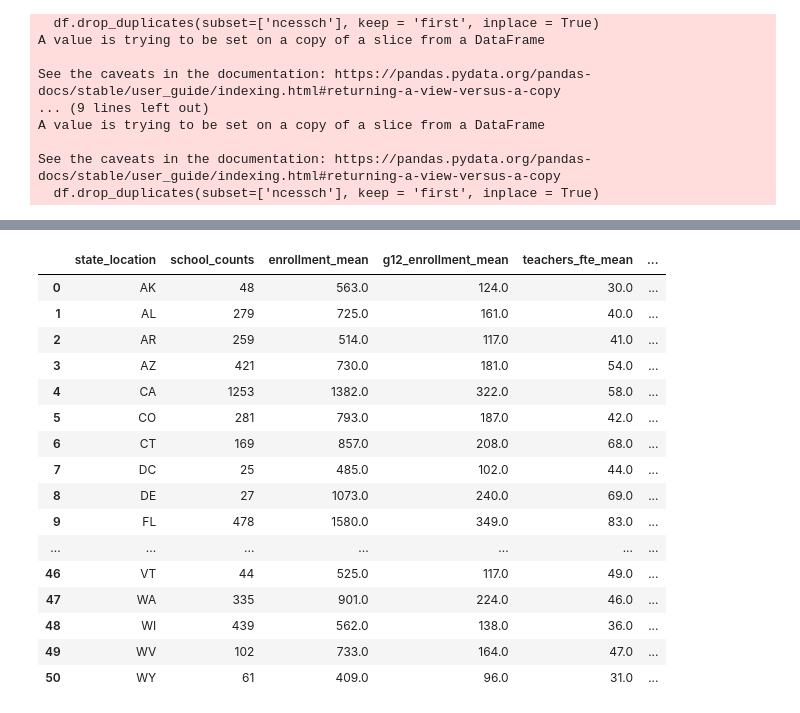
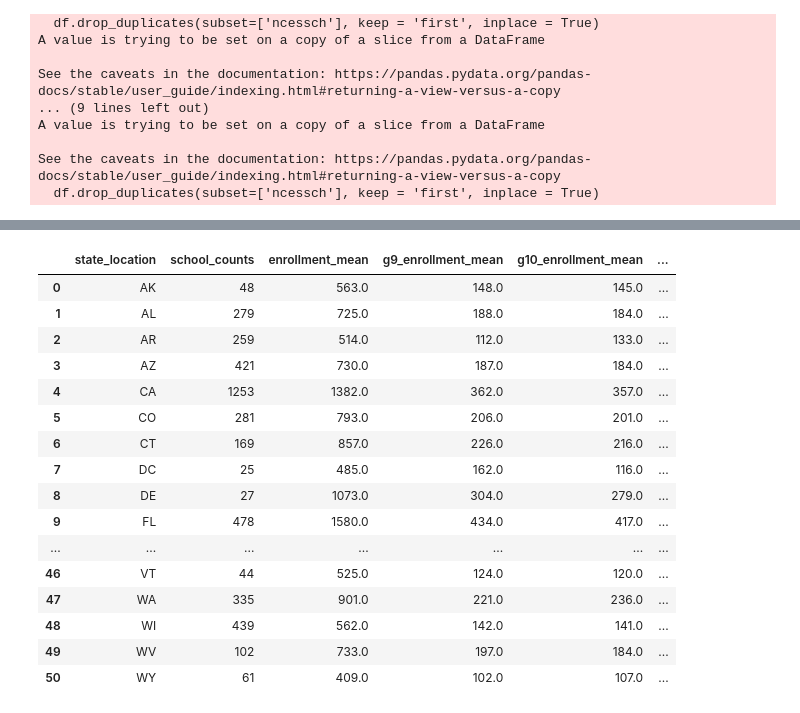
Before and after one commit to SherlockSoe/MADS-Milestone-1, a Jupyter notebook: clean_education_data.ipynb, the cells around one changed output, grey strips where cells are left out. Cells and saved outputs as stored; diff of their text form; code cells hidden in the pictures.

Commit message:
+ g9, g10, g11 enrollment data

```diff
--- a/clean_education_data.ipynb
+++ b/clean_education_data.ipynb
@@ -55,10 +64,18 @@ def clean_enrollment(df):
     df.ncessch = df.ncessch.astype(str).str.zfill(12)
     df.drop_duplicates(subset=['ncessch'], keep = 'first', inplace = True)
     return df
-
-g12_enrollment_2013 = clean_enrollment(g12_enrollment_2013)
-g12_enrollment_2015 = clean_enrollment(g12_enrollment_2015)
-g12_enrollment_2017 = clean_enrollment(g12_enrollment_2017)
+g9_enrollment_2013 = clean_enrollment(g9_enrollment_2013).rename(columns = {'enrollment':'g9_enrollment'})
+g9_enrollment_2015 = clean_enrollment(g9_enrollment_2015).rename(columns = {'enrollment':'g9_enrollment'})
+g9_enrollment_2017 = clean_enrollment(g9_enrollment_2017).rename(columns = {'enrollment':'g9_enrollment'})
+g10_enrollment_2013 = clean_enrollment(g10_enrollment_2013).rename(columns = {'enrollment':'g10_enrollment'})
+g10_enrollment_2015 = clean_enrollment(g10_enrollment_2015).rename(columns = {'enrollment':'g10_enrollment'})
+g10_enrollment_2017 = clean_enrollment(g10_enrollment_2017).rename(columns = {'enrollment':'g10_enrollment'})
+g11_enrollment_2013 = clean_enrollment(g11_enrollment_2013).rename(columns = {'enrollment':'g11_enrollment'})
+g11_enrollment_2015 = clean_enrollment(g11_enrollment_2015).rename(columns = {'enrollment':'g11_enrollment'})
+g11_enrollment_2017 = clean_enrollment(g11_enrollment_2017).rename(columns = {'enrollment':'g11_enrollment'})
+g12_enrollment_2013 = clean_enrollment(g12_enrollment_2013).rename(columns = {'enrollment':'g12_enrollment'})
+g12_enrollment_2015 = clean_enrollment(g12_enrollment_2015).rename(columns = {'enrollment':'g12_enrollment'})
+g12_enrollment_2017 = clean_enrollment(g12_enrollment_2017).rename(columns = {'enrollment':'g12_enrollment'})
 
 def clean_retention(df):
     df = df[['ncessch', 'students_retained']]
@@ -110,19 +127,22 @@ See the caveats in the documentation: https://pandas.pydata.org/pandas-docs/stab
   df.drop_duplicates(subset=['ncessch'], keep = 'first', inplace = True)
 # %%
 # merge the dataframes
-def merge_school_data(df_dir, df_erl, df_rtn, df_sat, df_fnc):
-    df_dir = df_dir.merge(df_erl, on = 'ncessch', how = 'left')
+def merge_school_data(df_dir, df_erg9, df_erg10, df_erg11, df_erg12, df_rtn, df_sat, df_fnc):
+    df_dir = df_dir.merge(df_erg9, on = 'ncessch', how = 'left')
+    df_dir = df_dir.merge(df_erg10, on = 'ncessch', how = 'left')
+    df_dir = df_dir.merge(df_erg11, on = 'ncessch', how = 'left')
+    df_dir = df_dir.merge(df_erg12, on = 'ncessch', how = 'left')
     df_dir = df_dir.merge(df_rtn, on = 'ncessch', how = 'left')
     df_dir = df_dir.merge(df_sat, on = 'ncessch', how = 'left')
     df_dir = df_dir.merge(df_fnc, on = 'ncessch', how = 'left')
-    df_dir = df_dir.rename(columns = {'enrollment_x':'enrollment', 'enrollment_y':'g12_enrollment','students_retained':'g12_students_retained'})
+    df_dir = df_dir.rename(columns = {'students_retained':'g12_students_retained'})
 # According to crdc document, missing values are encoded as -1 which should be converted to nan.
     df_dir.replace(to_replace = -1, value = np.nan, inplace =True)
     return df_dir
 
-school_dir_2013 = merge_school_data(school_dir_2013, g12_enrollment_2013, g12_retention_2013, sat_act_participation_2013, finance_2013)
-school_dir_2015 = merge_school_data(school_dir_2015, g12_enrollment_2015, g12_retention_2015, sat_act_participation_2015, finance_2015)
-school_dir_2017 = merge_school_data(school_dir_2017, g12_enrollment_2017, g12_retention_2017, sat_act_participation_2017, finance_2017)
+school_dir_2013 = merge_school_data(school_dir_2013, g9_enrollment_2013, g10_enrollment_2013, g11_enrollment_2013, g12_enrollment_2013, g12_retention_2013, sat_act_participation_2013, finance_2013)
+school_dir_2015 = merge_school_data(school_dir_2015, g9_enrollment_2015, g10_enrollment_2015, g11_enrollment_2015, g12_enrollment_2015, g12_retention_2015, sat_act_participation_2015, finance_2015)
+school_dir_2017 = merge_school_data(school_dir_2017, g9_enrollment_2017, g10_enrollment_2017, g11_enrollment_2017, g12_enrollment_2017, g12_retention_2017, sat_act_participation_2017, finance_2017)
 # %%
 # fill the missing data with earlier/later data if applicable...
 school_dir_2013.set_index('ncessch', inplace = True)
@@ -140,6 +180,9 @@ school_dir_2017.reset_index(inplace = True)
 def fill_missing_value(df, filename):
     df.teachers_fte = df.teachers_fte.fillna(df.groupby('state_location').teachers_fte.transform('mean'))
     df.enrollment = df.enrollment.fillna(df.groupby('state_location').enrollment.transform('mean'))
+    df.g9_enrollment = df.g9_enrollment.fillna(df.groupby('state_location').g9_enrollment.transform('mean'))
+    df.g10_enrollment = df.g10_enrollment.fillna(df.groupby('state_location').g10_enrollment.transform('mean'))
+    df.g11_enrollment = df.g11_enrollment.fillna(df.groupby('state_location').g11_enrollment.transform('mean'))
     df.g12_enrollment = df.g12_enrollment.fillna(df.groupby('state_location').g12_enrollment.transform('mean'))
     df.g12_students_retained = df.g12_students_retained.fillna(df.groupby('state_location').g12_students_retained.transform('mean'))
     df.students_SAT_ACT = df.students_SAT_ACT.fillna(df.groupby('state_location').students_SAT_ACT.transform('mean'))
@@ -215,44 +258,47 @@ dtype: int64
 # %%
 def create_state_data(df, filename):
 # groupby state and calculate aggregated values
     df = df.groupby('state_location')
     school_stats = df.size().to_frame(name = 'school_counts')
     school_stats = (school_stats
     .join(df.agg({'enrollment':'mean'}).round(0).rename(columns = {'enrollment':'enrollment_mean'}))
+    .join(df.agg({'g9_enrollment':'mean'}).round(0).rename(columns = {'g9_enrollment':'g9_enrollment_mean'}))
+    .join(df.agg({'g10_enrollment':'mean'}).round(0).rename(columns = {'g10_enrollment':'g10_enrollment_mean'}))
+    .join(df.agg({'g11_enrollment':'mean'}).round(0).rename(columns = {'g11_enrollment':'g11_enrollment_mean'}))
     .join(df.agg({'g12_enrollment':'mean'}).round(0).rename(columns = {'g12_enrollment':'g12_enrollment_mean'}))
     .join(df.agg({'teachers_fte':'mean'}).round(0).rename(columns = {'teachers_fte':'teachers_fte_mean'}))
     .join(df.agg({'g12_students_retained':'mean'}).round(0).rename(columns = {'g12_students_retained':'g12_students_retained_mean'}))
     .join(df.agg({'students_SAT_ACT':'mean'}).round(0).rename(columns = {'students_SAT_ACT':'students_SAT_ACT_mean'}))
     .join(df.agg({'salaries_teachers':'mean'}).round(2).rename(columns = {'salaries_teachers':'salaries_teachers_mean'}))
     .join(df.agg({'salaries_total':'mean'}).round(2).rename(columns = {'salaries_total':'salaries_total_mean'}))
     .join(df.agg({'expenditures_nonpersonnel':'mean'}).round(2).rename(columns = {'expenditures_nonpersonnel':'expenditures_nonpersonnel_mean'}))
     ).reset_index()
 # Save dataframes to csv files
     school_stats.to_csv("./educationdata/" + filename + ".csv")
     return school_stats
 
 state_data_2013 = create_state_data(school_dir_2013, 'state_data_2013')
 state_data_2015 = create_state_data(school_dir_2015, 'state_data_2015')
 state_data_2017 = create_state_data(school_dir_2017, 'state_data_2017')
 state_data_2013
 # %% [output]
-|  | state_location | school_counts | enrollment_mean | g12_enrollment_mean | teachers_fte_mean | ... |
-| 0 | AK | 48 | 563.0 | 124.0 | 30.0 | ... |
-| 1 | AL | 279 | 725.0 | 161.0 | 40.0 | ... |
-| 2 | AR | 259 | 514.0 | 117.0 | 41.0 | ... |
-| 3 | AZ | 421 | 730.0 | 181.0 | 54.0 | ... |
-| 4 | CA | 1253 | 1382.0 | 322.0 | 58.0 | ... |
-| 5 | CO | 281 | 793.0 | 187.0 | 42.0 | ... |
-| 6 | CT | 169 | 857.0 | 208.0 | 68.0 | ... |
-| 7 | DC | 25 | 485.0 | 102.0 | 44.0 | ... |
-| 8 | DE | 27 | 1073.0 | 240.0 | 69.0 | ... |
-| 9 | FL | 478 | 1580.0 | 349.0 | 83.0 | ... |
+|  | state_location | school_counts | enrollment_mean | g9_enrollment_mean | g10_enrollment_mean | ... |
+| 0 | AK | 48 | 563.0 | 148.0 | 145.0 | ... |
+| 1 | AL | 279 | 725.0 | 188.0 | 184.0 | ... |
+| 2 | AR | 259 | 514.0 | 112.0 | 133.0 | ... |
+| 3 | AZ | 421 | 730.0 | 187.0 | 184.0 | ... |
+| 4 | CA | 1253 | 1382.0 | 362.0 | 357.0 | ... |
+| 5 | CO | 281 | 793.0 | 206.0 | 201.0 | ... |
+| 6 | CT | 169 | 857.0 | 226.0 | 216.0 | ... |
+| 7 | DC | 25 | 485.0 | 162.0 | 116.0 | ... |
+| 8 | DE | 27 | 1073.0 | 304.0 | 279.0 | ... |
+| 9 | FL | 478 | 1580.0 | 434.0 | 417.0 | ... |
 | ... | ... | ... | ... | ... | ... | ... |
-| 46 | VT | 44 | 525.0 | 117.0 | 49.0 | ... |
-| 47 | WA | 335 | 901.0 | 224.0 | 46.0 | ... |
-| 48 | WI | 439 | 562.0 | 138.0 | 36.0 | ... |
-| 49 | WV | 102 | 733.0 | 164.0 | 47.0 | ... |
-| 50 | WY | 61 | 409.0 | 96.0 | 31.0 | ... |
+| 46 | VT | 44 | 525.0 | 124.0 | 120.0 | ... |
+| 47 | WA | 335 | 901.0 | 221.0 | 236.0 | ... |
+| 48 | WI | 439 | 562.0 | 142.0 | 141.0 | ... |
+| 49 | WV | 102 | 733.0 | 197.0 | 184.0 | ... |
+| 50 | WY | 61 | 409.0 | 102.0 | 107.0 | ... |
 # %%
 state_data_2015
 # %% [output]
```
Also changed, not shown: parts of 10 cells of this notebook, 19 other files.
